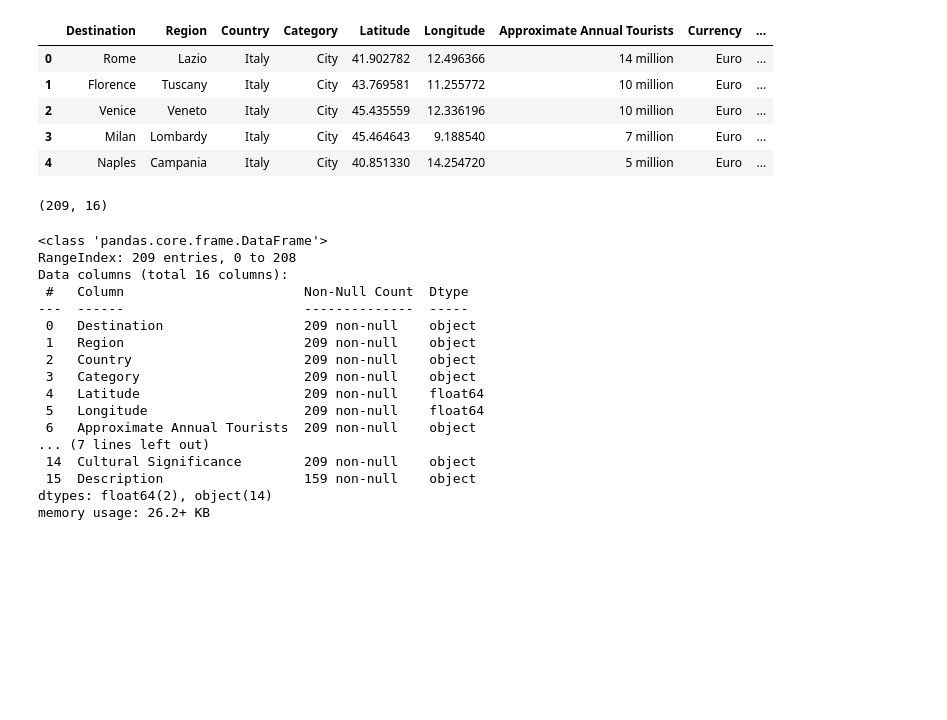
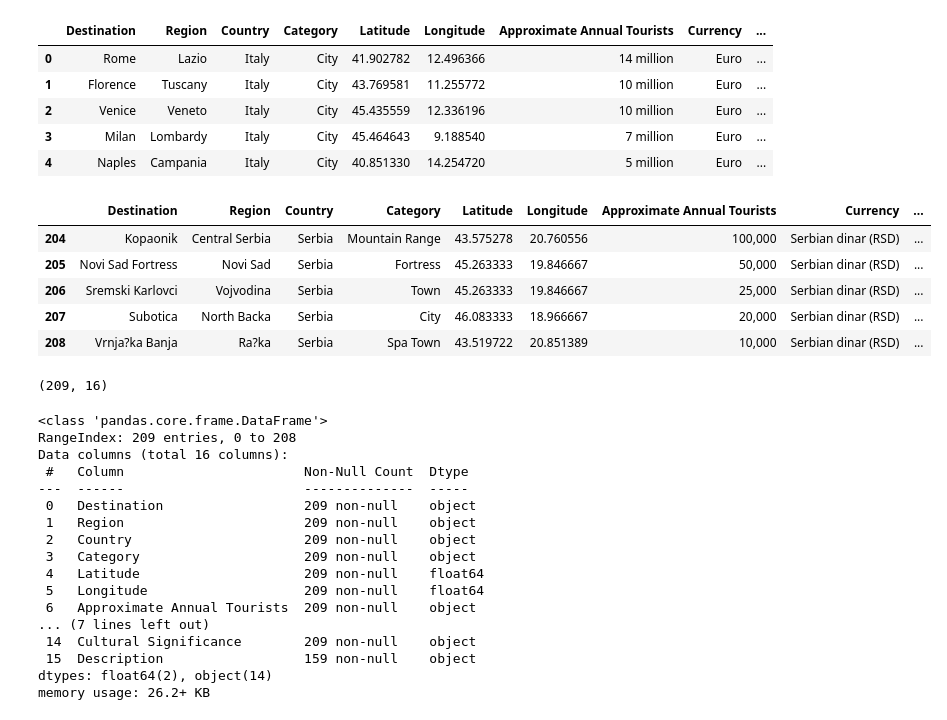
Before and after one commit to saadkhalidabbasi/EDA-Projects, a Jupyter notebook: European_Tour_Destinations_Dataset.ipynb, the cells around one changed output. Drawn from its saved outputs; the diff is of its cells as text; code cells hidden in the pictures; blank space fills up the shorter version.

```diff
--- a/European_Tour_Destinations_Dataset.ipynb
+++ b/European_Tour_Destinations_Dataset.ipynb
@@ -19,6 +19,15 @@ df.head()
 | 2 | Venice | Veneto | Italy | City | 45.435559 | 12.336196 | 10 million | Euro | ... |
 | 3 | Milan | Lombardy | Italy | City | 45.464643 | 9.188540 | 7 million | Euro | ... |
 | 4 | Naples | Campania | Italy | City | 40.851330 | 14.254720 | 5 million | Euro | ... |
+# %%
+df.tail()
+# %% [output]
+|  | Destination | Region | Country | Category | Latitude | Longitude | Approximate Annual Tourists | Currency | ... |
+| 204 | Kopaonik | Central Serbia | Serbia | Mountain Range | 43.575278 | 20.760556 | 100,000 | Serbian dinar (RSD) | ... |
+| 205 | Novi Sad Fortress | Novi Sad | Serbia | Fortress | 45.263333 | 19.846667 | 50,000 | Serbian dinar (RSD) | ... |
+| 206 | Sremski Karlovci | Vojvodina | Serbia | Town | 45.263333 | 19.846667 | 25,000 | Serbian dinar (RSD) | ... |
+| 207 | Subotica | North Backa | Serbia | City | 46.083333 | 18.966667 | 20,000 | Serbian dinar (RSD) | ... |
+| 208 | Vrnja?ka Banja | Ra?ka | Serbia | Spa Town | 43.519722 | 20.851389 | 10,000 | Serbian dinar (RSD) | ... |
 # %%
 df.shape
 # %% [output]
```
Also changed, not shown: parts of 11 cells of this notebook.
